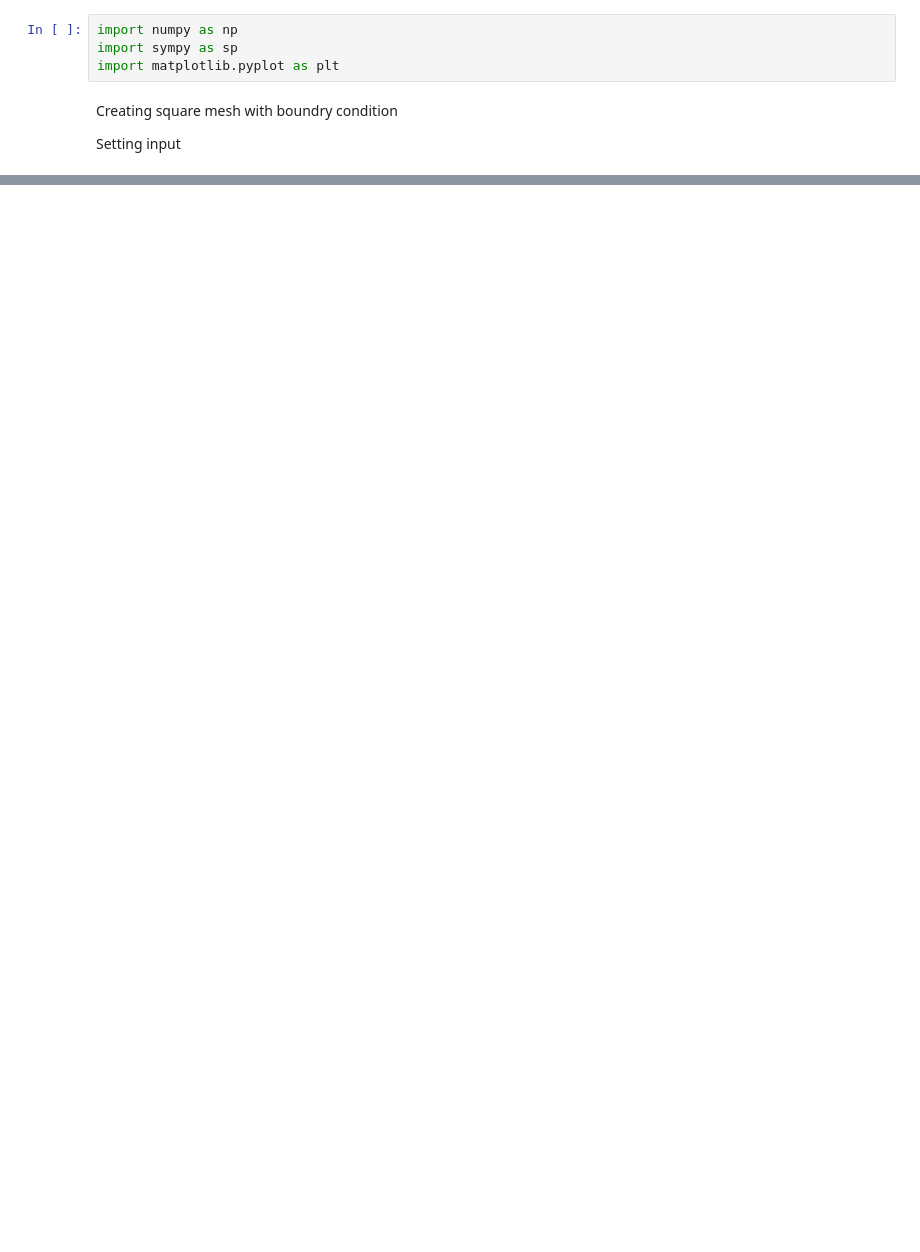
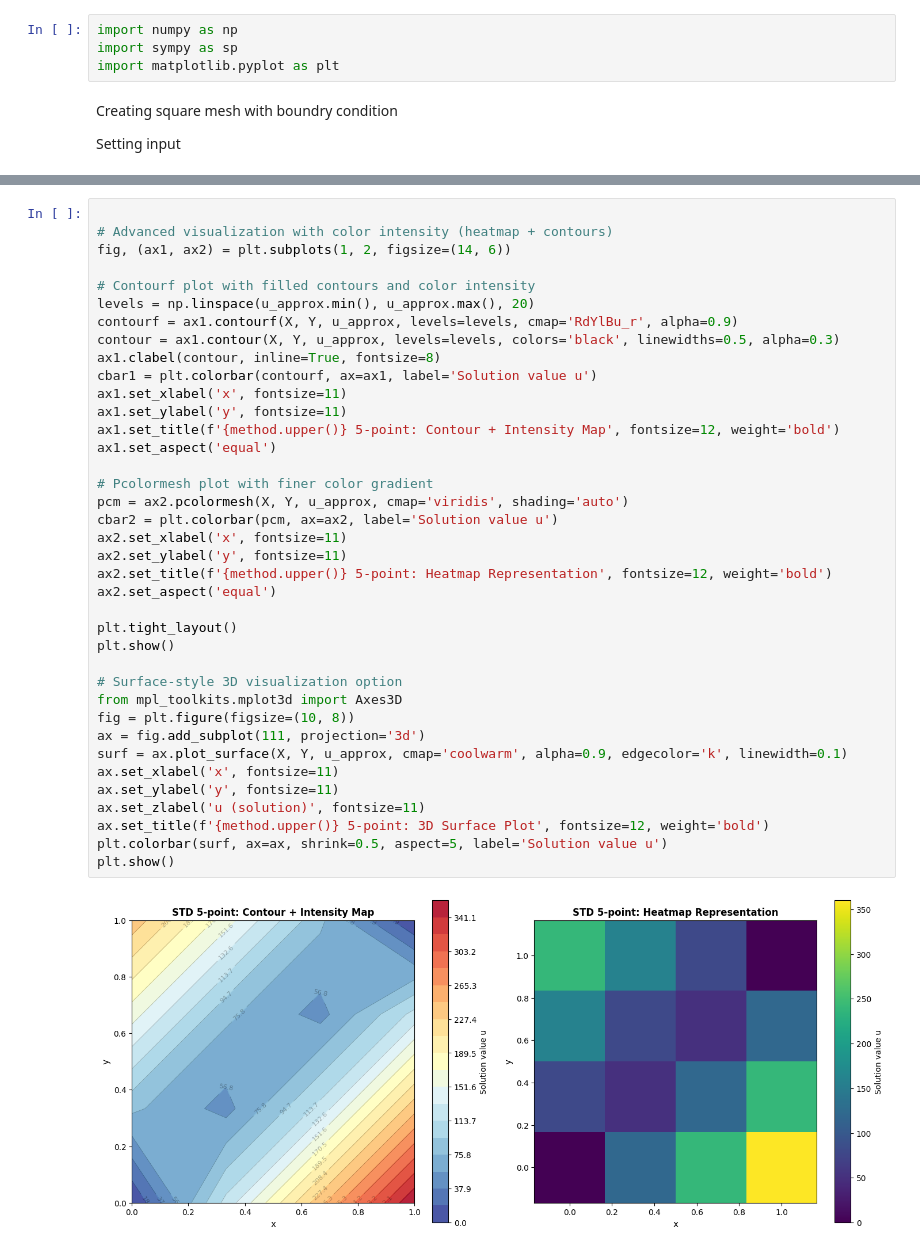
Before and after one commit to sewaksunar/Numerical-Method, a Jupyter notebook: src/numerical_methods/solvers/laplace_en.ipynb, the cells around one changed output, grey strips where cells are left out. Cells and saved outputs as stored; diff of their text form; blank space fills up the shorter version.

```diff
--- a/src/numerical_methods/solvers/laplace_en.ipynb
+++ b/src/numerical_methods/solvers/laplace_en.ipynb
@@ -75,0 +210,40 @@ u array (j rows, i cols):
+# %%
+
+# Advanced visualization with color intensity (heatmap + contours)
+fig, (ax1, ax2) = plt.subplots(1, 2, figsize=(14, 6))
+
+# Contourf plot with filled contours and color intensity
+levels = np.linspace(u_approx.min(), u_approx.max(), 20)
+contourf = ax1.contourf(X, Y, u_approx, levels=levels, cmap='RdYlBu_r', alpha=0.9)
+contour = ax1.contour(X, Y, u_approx, levels=levels, colors='black', linewidths=0.5, alpha=0.3)
+ax1.clabel(contour, inline=True, fontsize=8)
+cbar1 = plt.colorbar(contourf, ax=ax1, label='Solution value u')
+ax1.set_xlabel('x', fontsize=11)
+ax1.set_ylabel('y', fontsize=11)
+ax1.set_title(f'{method.upper()} 5-point: Contour + Intensity Map', fontsize=12, weight='bold')
+ax1.set_aspect('equal')
+
+# Pcolormesh plot with finer color gradient
+pcm = ax2.pcolormesh(X, Y, u_approx, cmap='viridis', shading='auto')
+cbar2 = plt.colorbar(pcm, ax=ax2, label='Solution value u')
+ax2.set_xlabel('x', fontsize=11)
+ax2.set_ylabel('y', fontsize=11)
+ax2.set_title(f'{method.upper()} 5-point: Heatmap Representation', fontsize=12, weight='bold')
+ax2.set_aspect('equal')
+
+plt.tight_layout()
+plt.show()
+
+# Surface-style 3D visualization option
+from mpl_toolkits.mplot3d import Axes3D
+fig = plt.figure(figsize=(10, 8))
+ax = fig.add_subplot(111, projection='3d')
+surf = ax.plot_surface(X, Y, u_approx, cmap='coolwarm', alpha=0.9, edgecolor='k', linewidth=0.1)
+ax.set_xlabel('x', fontsize=11)
+ax.set_ylabel('y', fontsize=11)
+ax.set_zlabel('u (solution)', fontsize=11)
+ax.set_title(f'{method.upper()} 5-point: 3D Surface Plot', fontsize=12, weight='bold')
+plt.colorbar(surf, ax=ax, shrink=0.5, aspect=5, label='Solution value u')
+plt.show()
+# %% [output]
+[figure, added]
```
Also changed, not shown: parts of 7 cells of this notebook, 4 other files.
